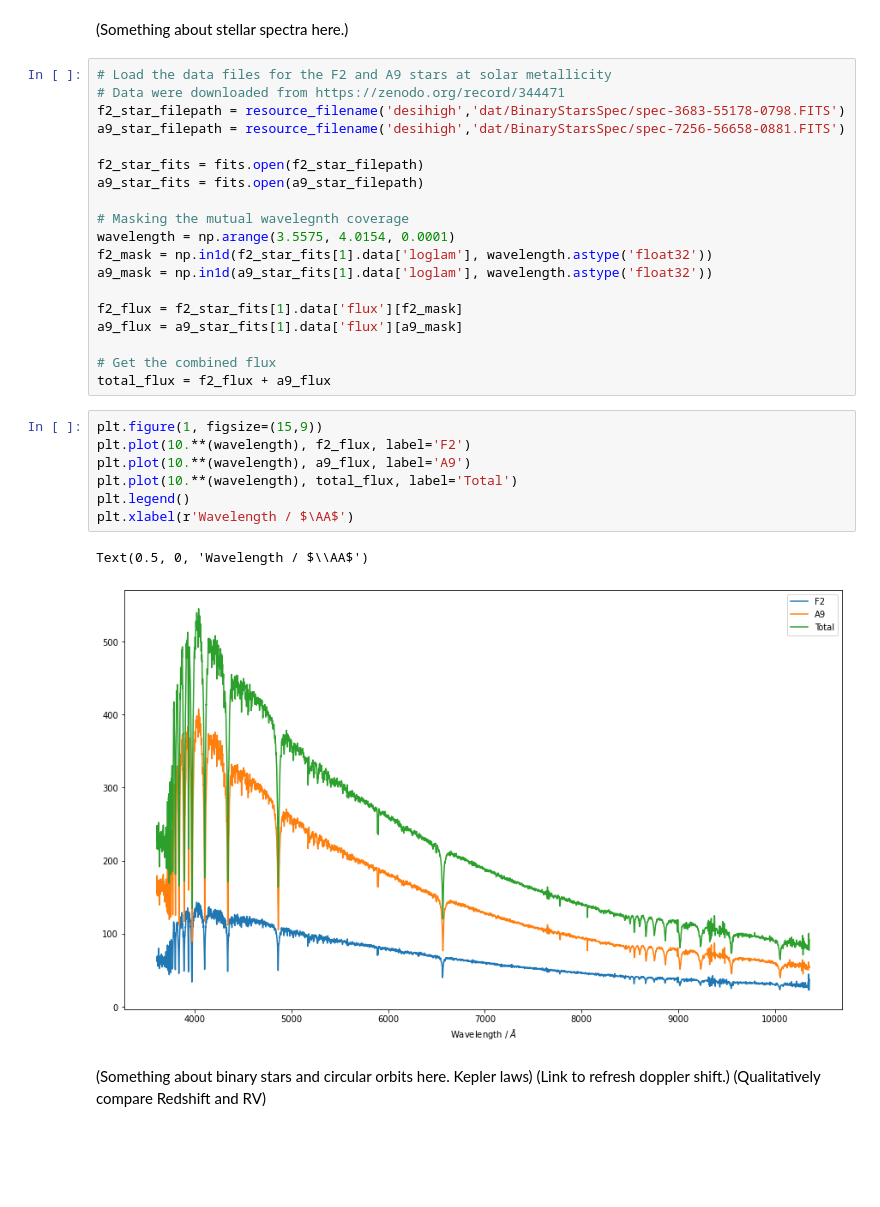
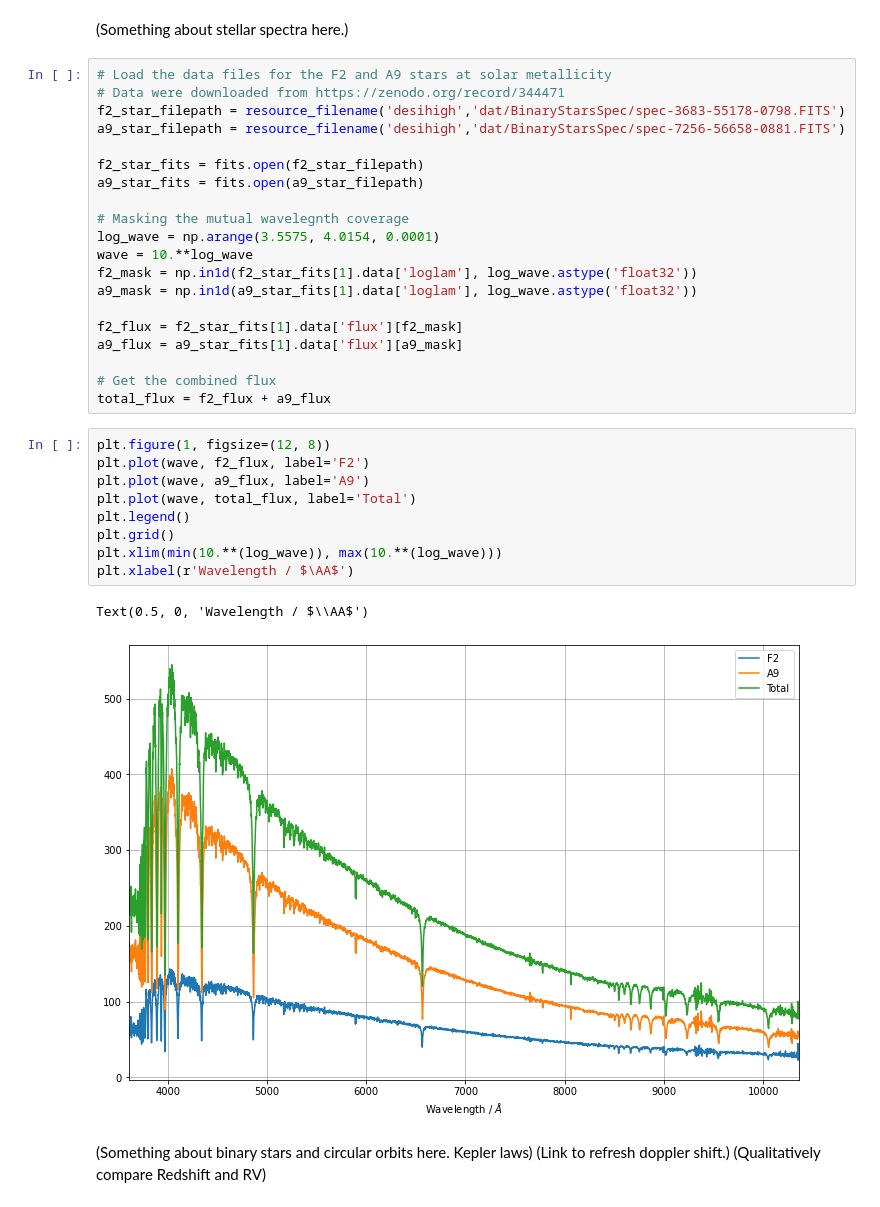
Before and after one commit to cylammarco/desihigh, a Jupyter notebook: CreateABinaryStarSystem.ipynb, the cells around one changed output. Cells and saved outputs as stored; diff of their text form; blank space fills up the shorter version.

```diff
--- a/CreateABinaryStarSystem.ipynb
+++ b/CreateABinaryStarSystem.ipynb
@@ -17,9 +70,10 @@ f2_star_fits = fits.open(f2_star_filepath)
 a9_star_fits = fits.open(a9_star_filepath)
 
 # Masking the mutual wavelegnth coverage
-wavelength = np.arange(3.5575, 4.0154, 0.0001)
-f2_mask = np.in1d(f2_star_fits[1].data['loglam'], wavelength.astype('float32'))
-a9_mask = np.in1d(a9_star_fits[1].data['loglam'], wavelength.astype('float32'))
+log_wave = np.arange(3.5575, 4.0154, 0.0001)
+wave = 10.**log_wave
+f2_mask = np.in1d(f2_star_fits[1].data['loglam'], log_wave.astype('float32'))
+a9_mask = np.in1d(a9_star_fits[1].data['loglam'], log_wave.astype('float32'))
 
 f2_flux = f2_star_fits[1].data['flux'][f2_mask]
 a9_flux = a9_star_fits[1].data['flux'][a9_mask]
@@ -27,15 +81,17 @@ a9_flux = a9_star_fits[1].data['flux'][a9_mask]
 # Get the combined flux
 total_flux = f2_flux + a9_flux
 # %%
-plt.figure(1, figsize=(15,9))
-plt.plot(10.**(wavelength), f2_flux, label='F2')
-plt.plot(10.**(wavelength), a9_flux, label='A9')
-plt.plot(10.**(wavelength), total_flux, label='Total')
+plt.figure(1, figsize=(12, 8))
+plt.plot(wave, f2_flux, label='F2')
+plt.plot(wave, a9_flux, label='A9')
+plt.plot(wave, total_flux, label='Total')
 plt.legend()
+plt.grid()
+plt.xlim(min(10.**(log_wave)), max(10.**(log_wave)))
 plt.xlabel(r'Wavelength / $\AA$')
 # %% [output]
 Text(0.5, 0, 'Wavelength / $\\AA$')
-[figure, old version]
+[figure, new version]
 # %% [markdown]
 (Something about binary stars and circular orbits here. Kepler laws)
 (Link to refresh doppler shift.)
```
Also changed, not shown: parts of 11 cells of this notebook.
